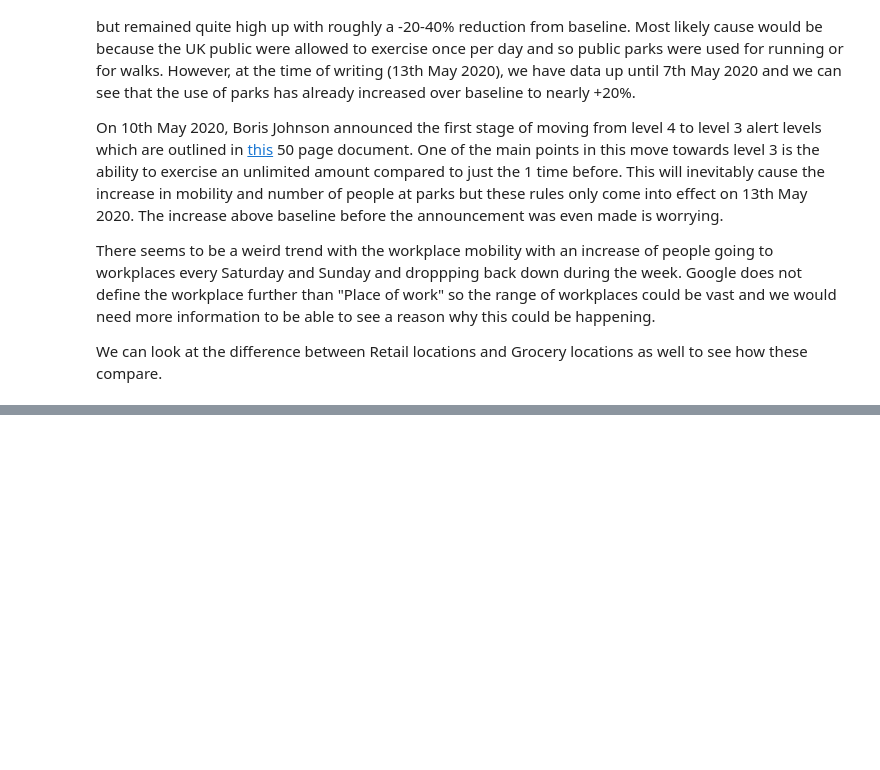
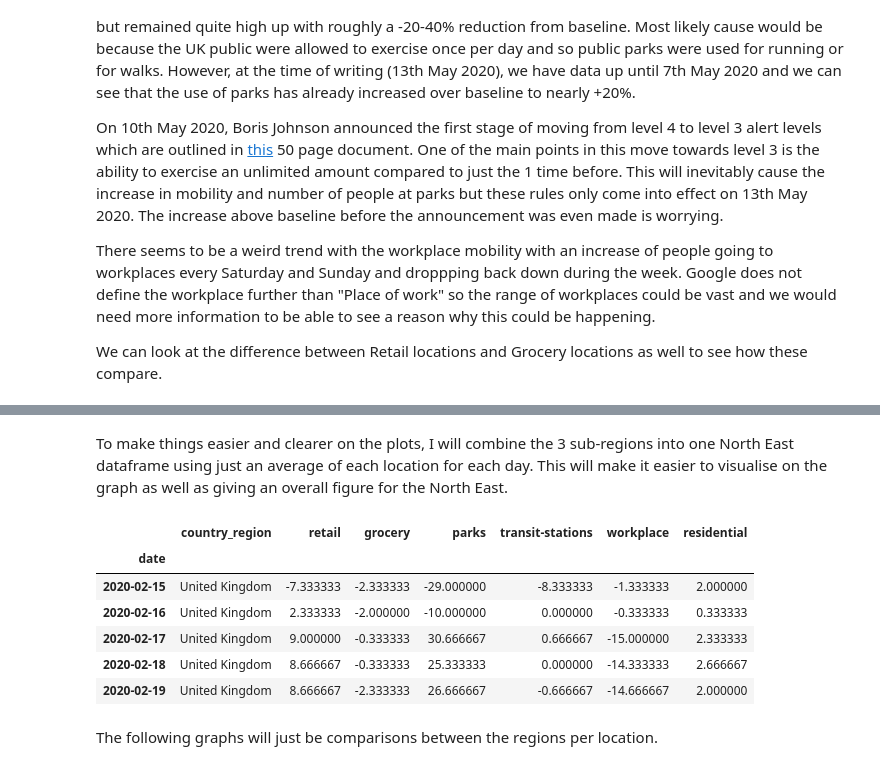
Before and after one commit to nshyam97/Google-Community-Mobility-Report, a Jupyter notebook: report.ipynb, the cells around one changed output, grey strips where cells are left out. Cells and saved outputs as stored; diff of their text form; code cells hidden in the pictures; blank space fills up the shorter version.

```diff
--- a/report.ipynb
+++ b/report.ipynb
@@ -139,0 +331,33 @@ We can see that in the run up to the lockdown announcement that the retail locat
+# %%
+tandw = community_data[community_data['sub_region_1'] == 'Tyne and Wear']
+durham = community_data[community_data['sub_region_1'] == 'County Durham']
+northumberland = community_data[community_data['sub_region_1'] == 'Northumberland']
+london = community_data[community_data['sub_region_1'] == 'Greater London']
+# %% [markdown]
+To make things easier and clearer on the plots, I will combine the 3 sub-regions into one North East dataframe using just an average of each location for each day. This will make it easier to visualise on the graph as well as giving an overall figure for the North East.
+# %%
+northeast = tandw
+northeast = northeast.drop(['sub_region_1'], axis=1)
+northeast = northeast.copy()
+
+for i in range(len(northeast)):
+    northeast.iloc[i,1] = (tandw['retail'][i] + durham['retail'][i] + northumberland['retail'][i])/3
+    northeast.iloc[i,2] = (tandw['grocery'][i] + durham['grocery'][i] + northumberland['grocery'][i])/3
+    northeast.iloc[i,3] = (tandw['parks'][i] + durham['parks'][i] + northumberland['parks'][i])/3
+    northeast.iloc[i,4] = (tandw['transit-stations'][i] + durham['transit-stations'][i] +
+                                        northumberland['transit-stations'][i])/3
+    northeast.iloc[i,5] = (tandw['workplace'][i] + durham['workplace'][i] + northumberland['workplace'][i])/3
+    northeast.iloc[i,6] = (tandw['residential'][i] + durham['residential'][i] +
+                                   northumberland['residential'][i])/3
+
+northeast.head()
+# %% [output]
+|  | country_region | retail | grocery | parks | transit-stations | workplace | residential |
+| date |  |  |  |  |  |  |  |
+| 2020-02-15 | United Kingdom | -7.333333 | -2.333333 | -29.000000 | -8.333333 | -1.333333 | 2.000000 |
+| 2020-02-16 | United Kingdom | 2.333333 | -2.000000 | -10.000000 | 0.000000 | -0.333333 | 0.333333 |
+| 2020-02-17 | United Kingdom | 9.000000 | -0.333333 | 30.666667 | 0.666667 | -15.000000 | 2.333333 |
+| 2020-02-18 | United Kingdom | 8.666667 | -0.333333 | 25.333333 | 0.000000 | -14.333333 | 2.666667 |
+| 2020-02-19 | United Kingdom | 8.666667 | -2.333333 | 26.666667 | -0.666667 | -14.666667 | 2.000000 |
+# %% [markdown]
+The following graphs will just be comparisons between the regions per location.
```
Also changed, not shown: parts of 28 cells of this notebook.
